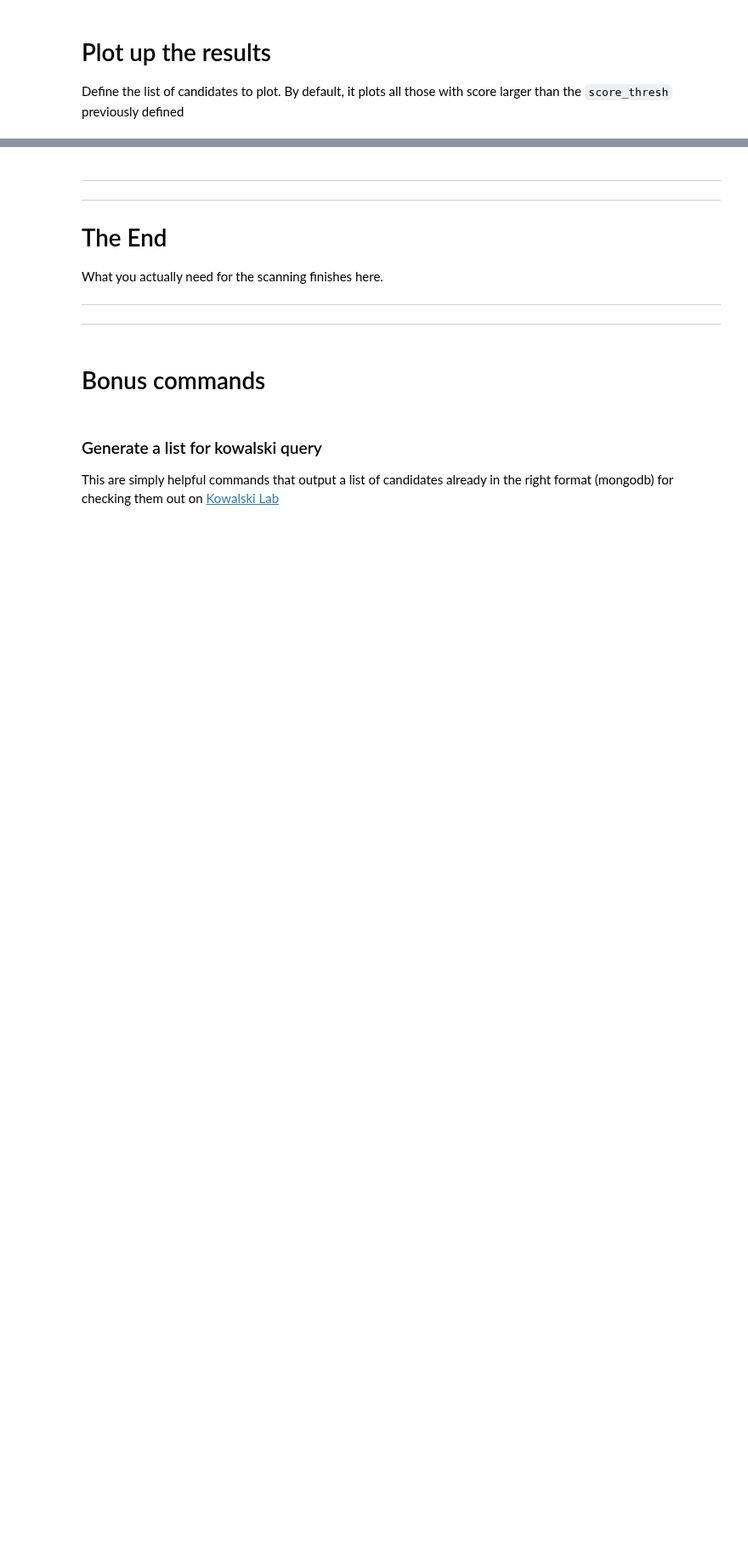
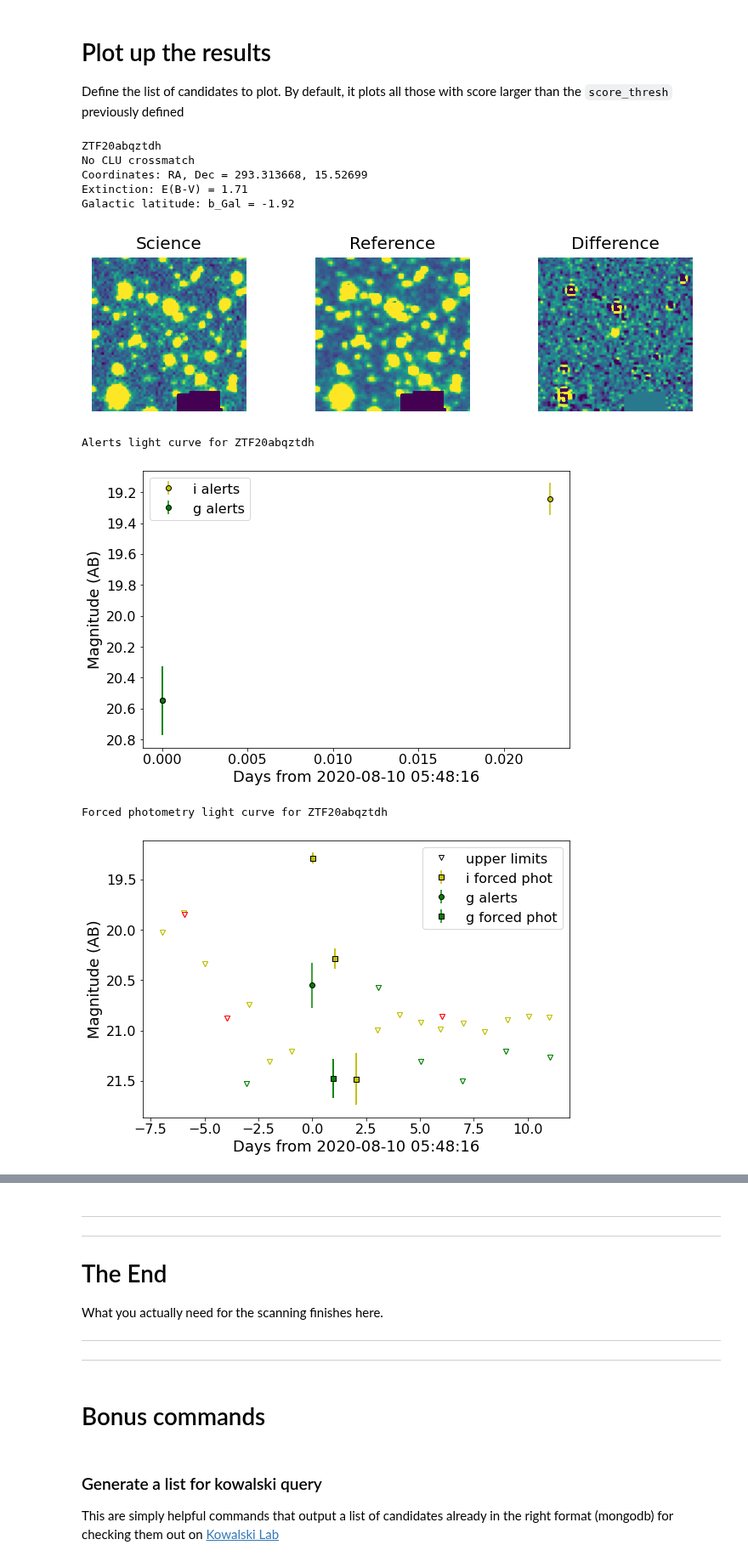
Before and after one commit to growth-astro/ztfrest, a Jupyter notebook: scanning_payground_igor.ipynb, the cells around one changed output, grey strips where cells are left out. Shown at 85% size. Drawn from its saved outputs; the diff is of its cells as text; code cells hidden in the pictures; blank space fills up the shorter version.

Commit message:
add cut on recent times

```diff
--- a/scanning_payground_igor.ipynb
+++ b/scanning_payground_igor.ipynb
@@ -604,5 +890,10 @@ Define the list of candidates to plot. By default, it plots all those with score
 # %%
+# Plotting cell…
 list_names = result_df.sort_values(by='sum', ascending=False)[result_df['sum'] > score_thresh]['name']
+
+# Select only recent stuff
+list_recent = pd.read_sql_query(f"SELECT name FROM lightcurve WHERE jd > {Time.now().jd - recency_thresh}", con).drop_duplicates('name')
+list_names = list(n for n in list_names if n in list(list_recent['name']))
 
 # Get CLU and GLADE crossmatch information
 clu, glade = get_xmatch_clu_glade(list_names)
@@ -611,30 +902,41 @@ clu, glade = get_xmatch_clu_glade(list_names)
 bgal_ebv = get_bgal_ebv(list_names)
 
 list_out = []
 
 for name in list_names:
     print(name)
     clu_crossmatch = clu[clu['name'] == name]
     if clu_crossmatch.empty:
         print("No CLU crossmatch")
     else:
         print("CLU crossmatch:")
         print(clu[clu['name'] == name])
     print(f"Coordinates: RA, Dec = {'{:.6f}'.format(float(bgal_ebv[bgal_ebv['name'] == name]['ra']))}, {'{:.5f}'.format(float(bgal_ebv[bgal_ebv['name'] == name]['dec']))}")
     print(f"Extinction: E(B-V) = {'{:.2f}'.format(float(bgal_ebv[bgal_ebv['name'] == name]['ebv']))}")
     print(f"Galactic latitude: b_Gal = {'{:.2f}'.format(float(bgal_ebv[bgal_ebv['name'] == name]['b_gal']))}")
 
     ###print(glade[glade['name'] == name])
     alerts = get_cutouts(name, username_kowalski, password_kowalski)
     triplet = make_triplet(alerts[0])
     plot_triplet(triplet)
     print(f"Alerts light curve for {name}")
     plot_lc(name, forced=False, stack=False, plot_alerts=True, save=False, inset=False, tr=triplet, plot_cow=False, plot_gfo=False, plot_bulla=False, filtermatch='g')
     print(f"Forced photometry light curve for {name}")
     plot_lc(name, forced=True, stack=False, plot_alerts=True, save=False, inset=False, tr=triplet, plot_cow=False, plot_gfo=False, plot_bulla=False, filtermatch='g')
     print(f"Stacked forced photometry light curve for {name}")
     plot_lc(name, forced=True, stack=True, plot_alerts=True, save=False, inset=False, tr=triplet, plot_cow=False, plot_gfo=False, plot_bulla=False, filtermatch='g')
     print("------")
     list_out.append(name)
 print(f"Found {len(list_out)} candidates")
 print(list_out)
+# %% [output]
+ZTF20abqztdh
+No CLU crossmatch
+Coordinates: RA, Dec = 293.313668, 15.52699
+Extinction: E(B-V) = 1.71
+Galactic latitude: b_Gal = -1.92
+[figure, added]
+Alerts light curve for ZTF20abqztdh
+[figure, added]
+Forced photometry light curve for ZTF20abqztdh
+[figure, added]
```
Also changed, not shown: parts of 22 cells of this notebook.
